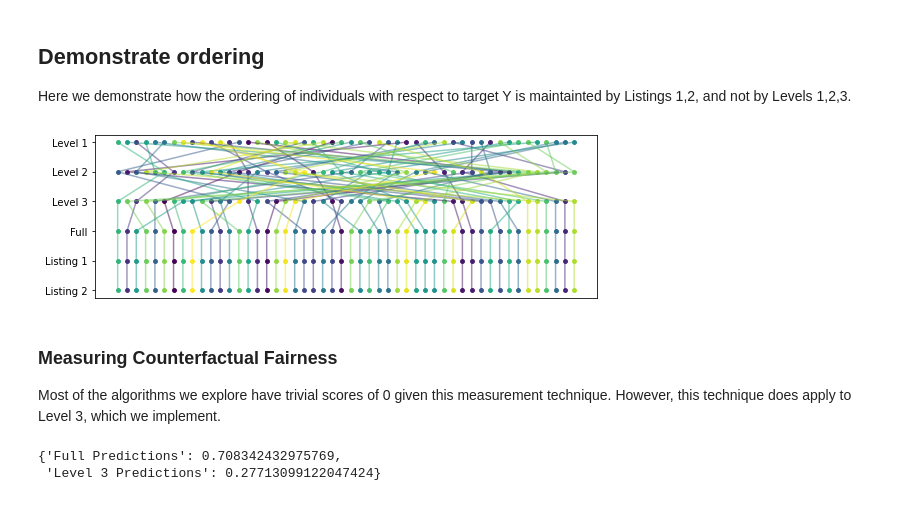
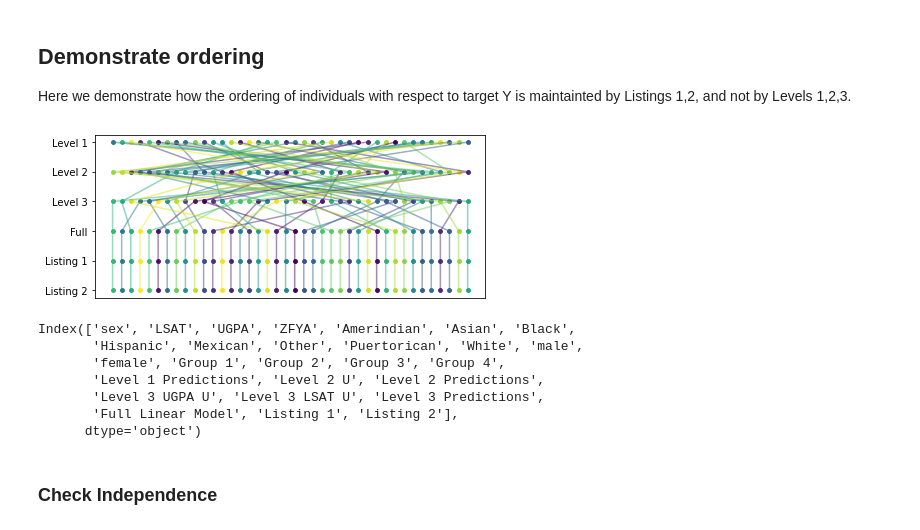
Before and after one commit to lurosenb/simplifying_counterfactual_fairness, a Jupyter notebook: Simplifying_Counterfactual_Fairness.ipynb, the cells around one changed output. Drawn from its saved outputs; the diff is of its cells as text; code cells hidden in the pictures.

```diff
--- a/Simplifying_Counterfactual_Fairness.ipynb
+++ b/Simplifying_Counterfactual_Fairness.ipynb
@@ -338,6 +338,7 @@ if rerun:
     U_test_file.close()
 else:
     U_test = pickle.load(open("./pickles/" + latent + '_test.pickle', 'rb'))
+test_data['Level 2 U'] = U_test
 test_data['Level 2 Predictions'] = model_level2(pd.DataFrame(U_test))
 # %% [markdown]
 ## Level 3
@@ -351,6 +352,7 @@ for var_name in X:
 
     train_eps += [train_data[var_name].values.reshape((-1,1)) - model_eps(train_data[protect_cols])]
     test_eps += [test_data[var_name].values.reshape((-1,1)) - model_eps(test_data[protect_cols])]
+    test_data[f'Level 3 {var_name} U'] = test_eps[-1]
 
 model_level3 = train(x_data = pd.DataFrame(np.hstack(train_eps)), y_data = train_data[pred])
 test_data['Level 3 Predictions'] = model_level3(pd.DataFrame(np.hstack(test_eps)))
@@ -453,86 +458,40 @@ Here we demonstrate how the ordering of individuals with respect to target Y is
 # %%
 pd.options.mode.chained_assignment = None  # default='warn'
 
 pred_types = ['Level 1 Predictions', 'Level 2 Predictions', 'Level 3 Predictions', 'Full Linear Model', 'Listing 1', 'Listing 2']
 labels = ['Level 1', 'Level 2', 'Level 3', 'Full', 'Listing 1', 'Listing 2']
 rank_labels = [pred_type + ' Rank' for pred_type in pred_types]
 
-num_people = 50
+num_people = 40
 group_label = 'Group 3'
 group = test_data[test_data[group_label]==1].sample(n =num_people)
 for i in range(len(pred_types)):
     group[rank_labels[i]] = group[pred_types[i]].rank(method='first')
 
 people = group.index.values
 cmap = plt.cm.get_cmap('viridis', num_people)
 
-plt.figure(figsize=(9,3))
+plt.figure(figsize=(7,3))
 algs = list(reversed(range(len(labels))))
 plt.yticks(algs, labels)
 plt.tick_params(bottom=False, labelbottom=False)
 
 for i in range(num_people):
     plt.plot(group.loc[people[i], rank_labels], algs, color=cmap(i), alpha=.5)
     plt.scatter(group.loc[people[i], rank_labels], algs, color=cmap(i), s=15)
 
 plt.savefig('plots/'+scenario+'/changingranks.pdf')
 # %% [output]
-[figure, old version]
+[figure, new version]
-# %% [markdown]
-### Measuring Counterfactual Fairness
-Most of the algorithms we explore have trivial scores of 0 given this measurement technique. However, this technique does apply to Level 3, which we implement.
-# %%
-import itertools
-
-# Create counterfactual dataframes
-# For each base group, we iterate over other groups to use a reference group,
-# and create a copy of the base group with the protected column attributes of the
-# reference group
-group_mapping = {}
-for group in groups:
-    counterfactual_group_dfs = {}
-    base_group = test_data[test_data[group]==1].copy(deep=True)
-    for other_group in groups:
-        if group != other_group:
-            counterfactual_group = base_group.copy(deep=True)
-            reference_group = test_data[test_data[other_group]==1]
-            for p_col in protect_cols:
-                counterfactual_group[p_col] = reference_group[p_col].iloc[0]
-            counterfactual_group_dfs[other_group] = counterfactual_group
-    counterfactual_group_dfs[group] = base_group.copy(deep=True)
-    group_mapping[group] = counterfactual_group_dfs
-
-# Now, iterate over all counterfactual dataframes and each counterfactual method
-methods = {
-    'Full Predictions': full_model,
-    'Level 3 Predictions': level3,
-}
-
-limited_group_dfs = {}
-for group, v in group_mapping.items():
-    group_dfs = {}
-    for name, counterfactual_method in methods.items():
-        just_predictions_df = pd.DataFrame()
-        for other_group, df in v.items():
-            df[name] = counterfactual_method.predict(df)
-            just_predictions_df[other_group + '_' + name] = df[name]
-        group_dfs[name] = just_predictions_df
-    limited_group_dfs[group] = group_dfs
-
-# Calculate max difference d(hat(Y)) among any row
-max_deltas = {}
-for group,v in limited_group_dfs.items():
-    for n, df in v.items():
-        max_delta = 0
-        combos = list(itertools.combinations(df.columns, 2))
-        for (score1, score2) in combos:
-            delta = abs(df[score1] - df[score2])
-            check_max = max(delta)
-            if check_max > max_delta:
-                max_delta = check_max
-        max_deltas[n] = max_delta
-
-max_deltas
-# %% [output]
-{'Full Predictions': 0.708342432975769,
- 'Level 3 Predictions': 0.27713099122047424}
+# %%
+print(test_data.columns)
+# %% [output]
+Index(['sex', 'LSAT', 'UGPA', 'ZFYA', 'Amerindian', 'Asian', 'Black',
+       'Hispanic', 'Mexican', 'Other', 'Puertorican', 'White', 'male',
+       'female', 'Group 1', 'Group 2', 'Group 3', 'Group 4',
+       'Level 1 Predictions', 'Level 2 U', 'Level 2 Predictions',
+       'Level 3 UGPA U', 'Level 3 LSAT U', 'Level 3 Predictions',
+       'Full Linear Model', 'Listing 1', 'Listing 2'],
+      dtype='object')
+# %% [markdown]
+### Check Independence
```
Also changed, not shown: parts of 7 cells of this notebook, 7 other files.
